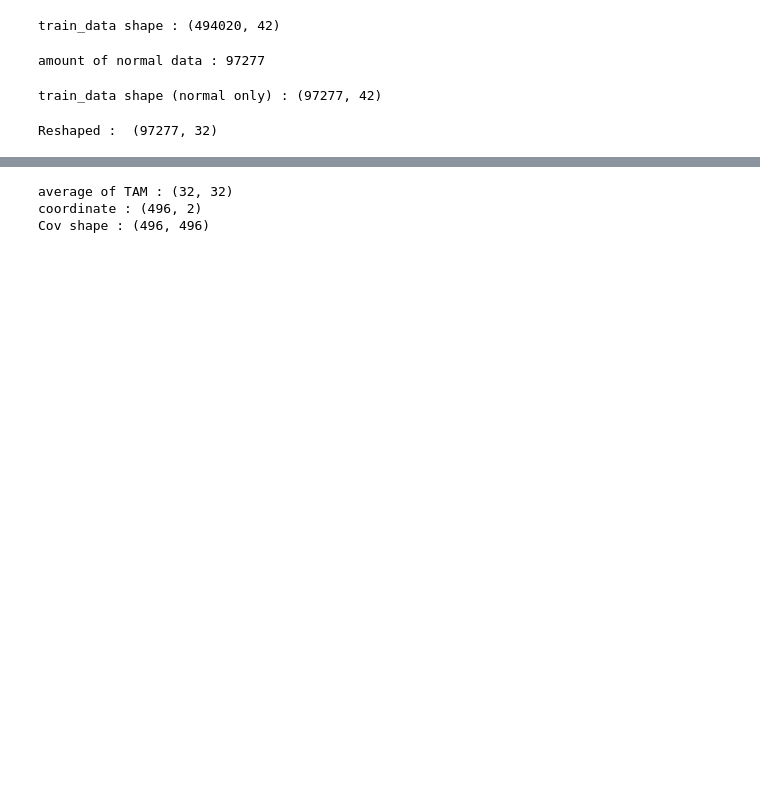
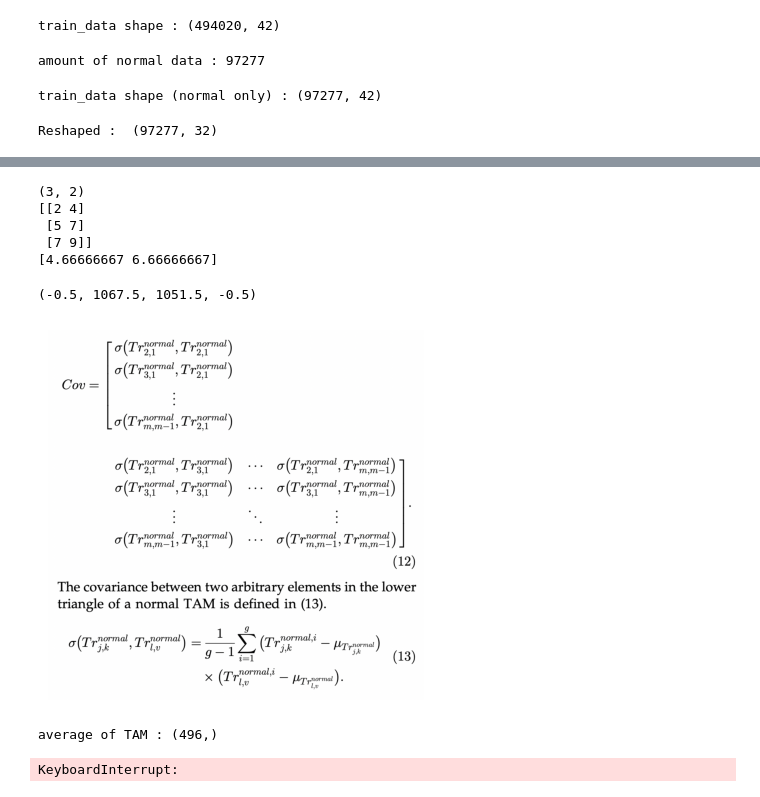
Before and after one commit to kyotoor/mca, a Jupyter notebook: DoS-MCA/mca.ipynb, the cells around one changed output, grey strips where cells are left out. Drawn from its saved outputs; the diff is of its cells as text; code cells hidden in the pictures; blank space fills up the shorter version.

```diff
--- a/DoS-MCA/mca.ipynb
+++ b/DoS-MCA/mca.ipynb
@@ -64,27 +150,36 @@ TAM shape: (9727, 32, 32)
+# %%
+array = np.array([[2, 4],[5, 7],[7, 9]])
+print(array.shape)
+print(array)
+print(np.average(array, axis = 0))
+# %% [output]
+(3, 2)
+[[2 4]
+ [5 7]
+ [7 9]]
+[4.66666667 6.66666667]
+# %%
+# Covarianceof TAM using lower TAM.
+img3 = cv2.imread('./fig/fig3.png')
+plt.imshow(img3)
+plt.axis('off')
+# %% [output]
+(-0.5, 1067.5, 1051.5, -0.5)
+[figure, added]
 # %%
-# calc Covarianceof TAM using lower TAM.
+# Calc Covarianceof TAM using lower TAM.
 ave_tam = np.average(tam, axis = 0)
 print('average of TAM :', ave_tam.shape)
-cov_length = int(1/2 * (1 + (length - 1)) * (length - 1))
 sum_tam = np.zeros((cov_length, cov_length), "float32")
 
-# Cartesian coordinate
-coordinate = np.zeros((cov_length, 2), "int32")
-print("coordinate :", coordinate.shape)
-index = 0
-for j in range(1, length, 1):
-    for k in range(j, length, 1):
-        coordinate[index] = np.array([k, j-1])
-        index = index + 1
-
-for i in range(0, 1, 1):
+for i in range(0, amount, 1):
     for j in range(0, cov_length, 1):
         for k in range(0, cov_length, 1):
-            sum_tam[j, k] = sum_tam[j, k] + ((tam[i, coordinate[j][0], coordinate[j][1]] - ave_tam[coordinate[j][0], coordinate[j][1]]) * (tam[i, coordinate[k][0], coordinate[k][1]] - ave_tam[coordinate[k][0], coordinate[k][1]]))
+            sum_tam[j, k] = sum_tam[j, k] + ((tam[i, j] - ave_tam[j]) * (tam[i, k] - ave_tam[k]))
+cov = sum_tam * (1 / (amount - 1))
 
-cov = sum_tam * (1 / (amount - 1))
 print('Cov shape :', cov.shape)
+plt.imshow(cov)
 # %% [output]
-average of TAM : (32, 32)
-coordinate : (496, 2)
-Cov shape : (496, 496)
+average of TAM : (496,)
+KeyboardInterrupt:
```
Also changed, not shown: parts of 13 cells of this notebook, 5 other files.
